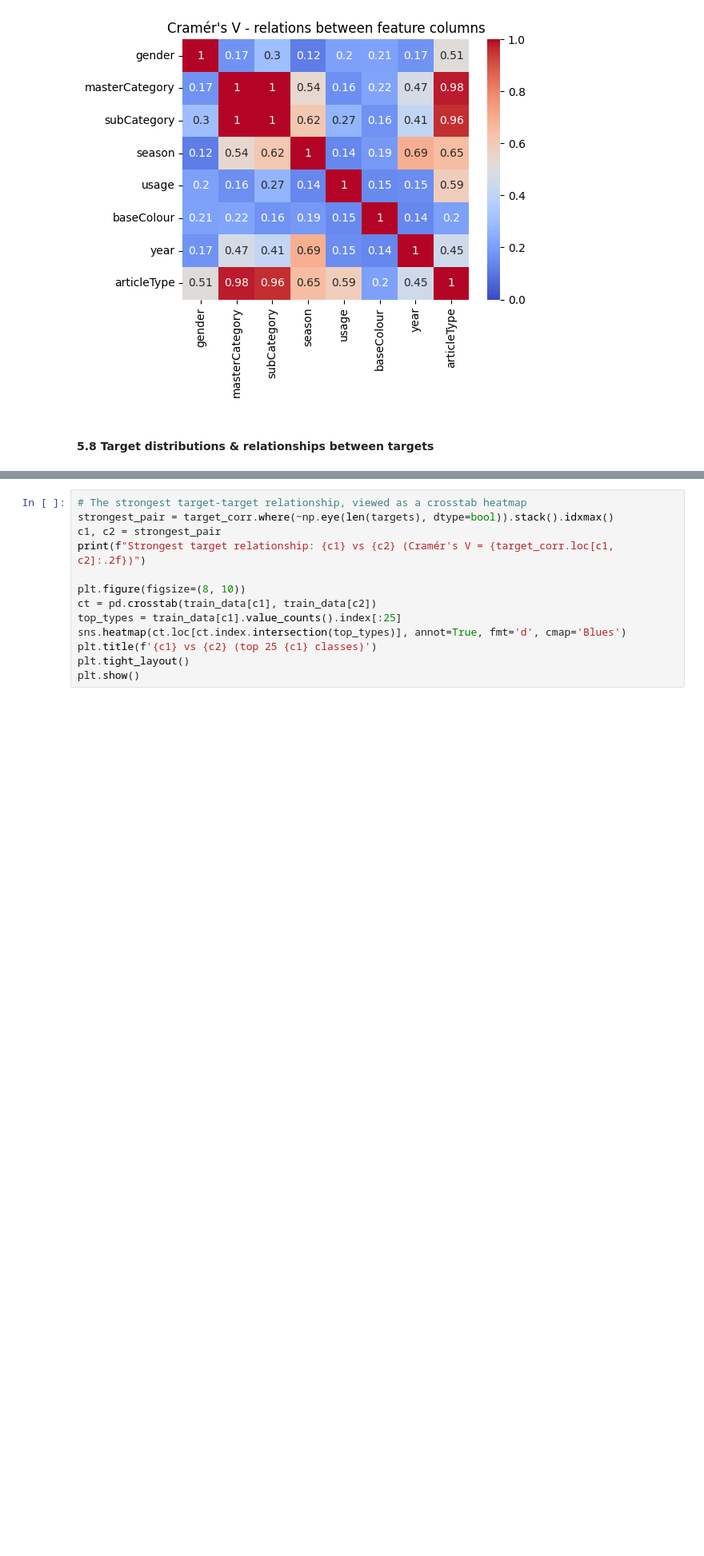
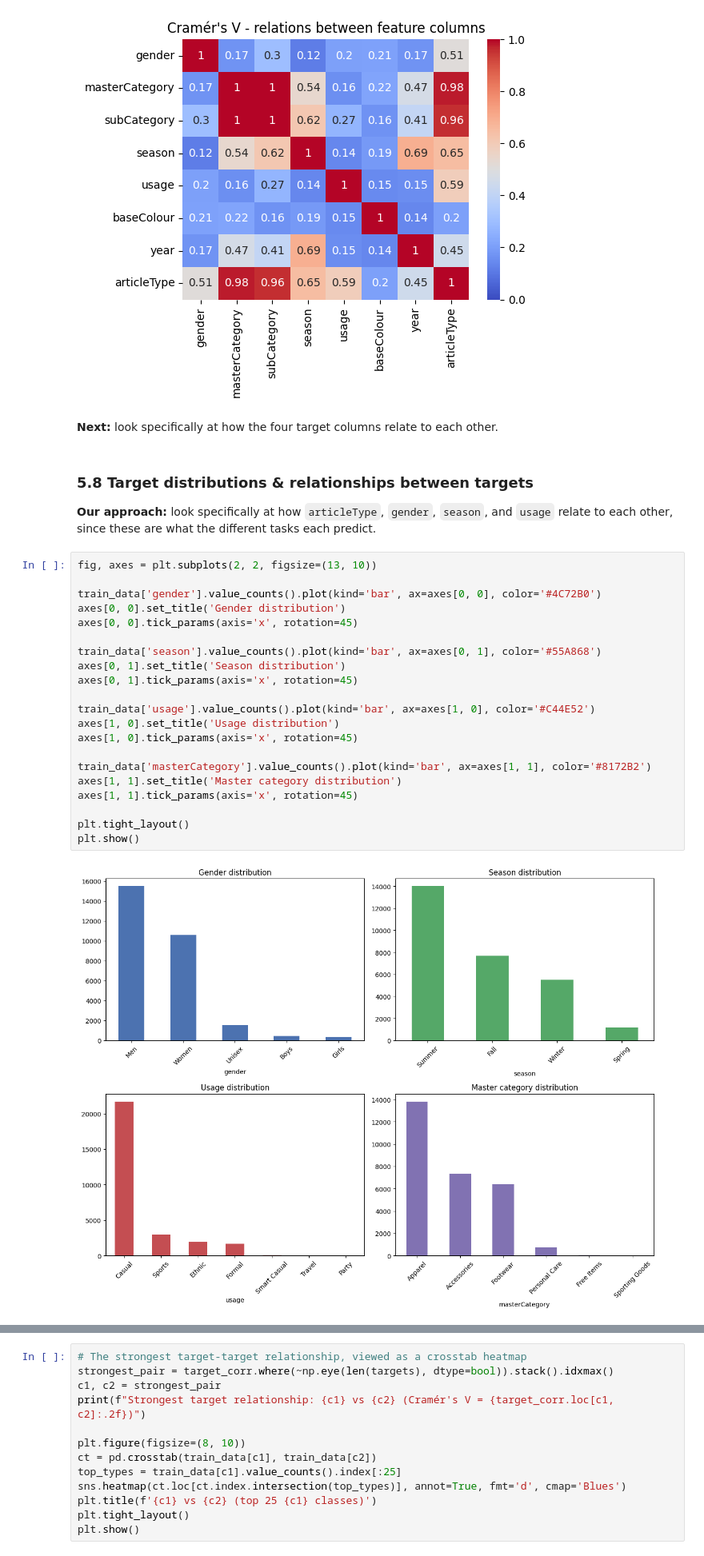
Before and after one commit to whiteshark05/COSC2753-Assignment-2, a Jupyter notebook: notebooks/COSC2753_A2_Preprocessing.ipynb, the cells around one changed output, grey strips where cells are left out. Shown at 80% size. Cells and saved outputs as stored; diff of their text form; blank space fills up the shorter version.

```diff
--- a/notebooks/COSC2753_A2_Preprocessing.ipynb
+++ b/notebooks/COSC2753_A2_Preprocessing.ipynb
@@ -512,8 +581,35 @@ plt.tight_layout()
 plt.show()
 # %% [output]
 [figure]
-# %% [markdown]
-#### 5.8 Target distributions & relationships between targets
+# %% [markdown]
+**Next:** look specifically at how the four target columns relate to each other.
+# %% [markdown]
+### 5.8 Target distributions & relationships between targets
+
+**Our approach:** look specifically at how `articleType`, `gender`, `season`, and `usage` relate to each other, since these are what the different tasks each predict.
+# %%
+fig, axes = plt.subplots(2, 2, figsize=(13, 10))
+
+train_data['gender'].value_counts().plot(kind='bar', ax=axes[0, 0], color='#4C72B0')
+axes[0, 0].set_title('Gender distribution')
+axes[0, 0].tick_params(axis='x', rotation=45)
+
+train_data['season'].value_counts().plot(kind='bar', ax=axes[0, 1], color='#55A868')
+axes[0, 1].set_title('Season distribution')
+axes[0, 1].tick_params(axis='x', rotation=45)
+
+train_data['usage'].value_counts().plot(kind='bar', ax=axes[1, 0], color='#C44E52')
+axes[1, 0].set_title('Usage distribution')
+axes[1, 0].tick_params(axis='x', rotation=45)
+
+train_data['masterCategory'].value_counts().plot(kind='bar', ax=axes[1, 1], color='#8172B2')
+axes[1, 1].set_title('Master category distribution')
+axes[1, 1].tick_params(axis='x', rotation=45)
+
+plt.tight_layout()
+plt.show()
+# %% [output]
+[figure, added]
 # %%
 targets = ['articleType', 'gender', 'season', 'usage']
 
```
Also changed, not shown: parts of 115 cells of this notebook.
